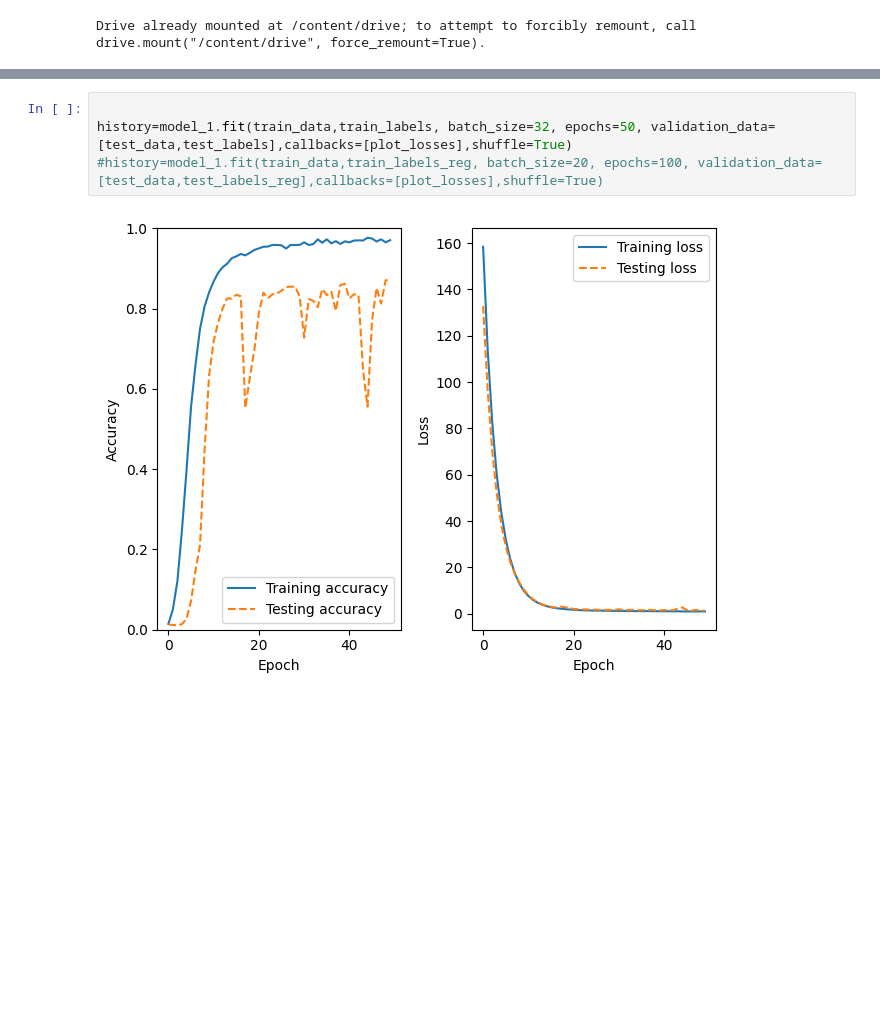
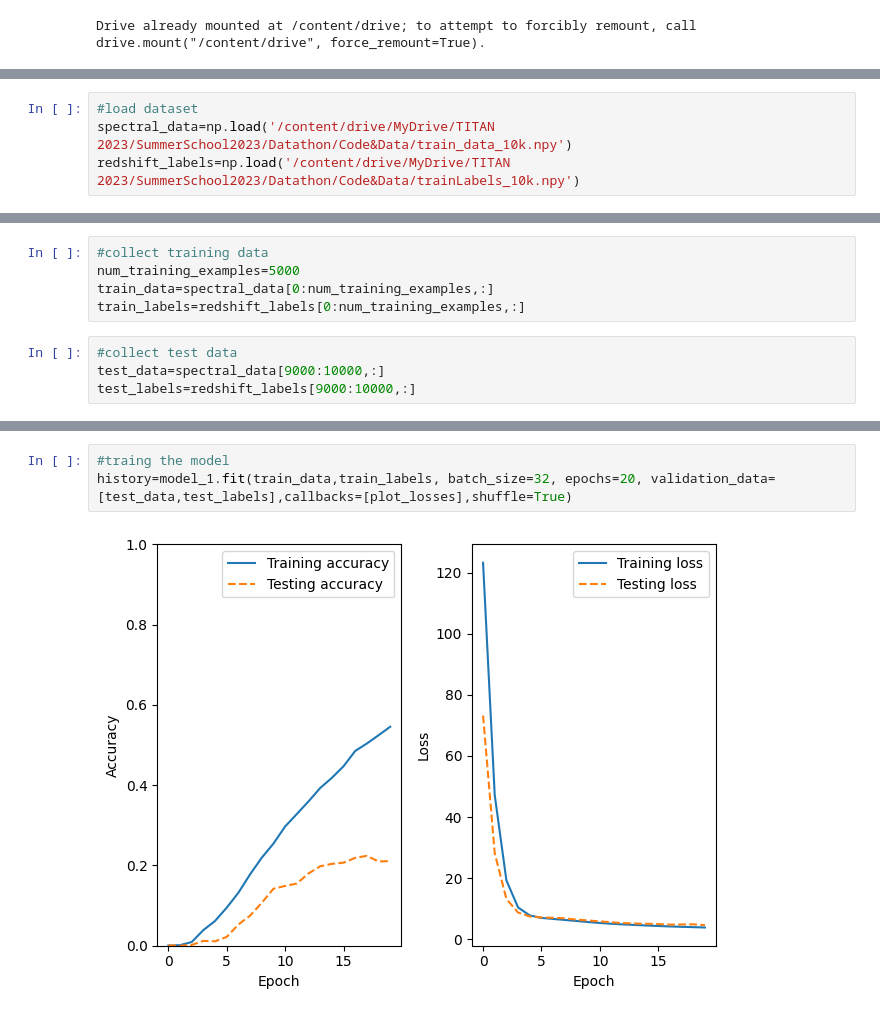
Before and after one commit to gtsagkatakis/ADAX-datathon, a Jupyter notebook: ADAX_datathon_classification.ipynb, the cells around one changed output, grey strips where cells are left out. Drawn from its saved outputs; the diff is of its cells as text; blank space fills up the shorter version.

```diff
--- a/ADAX_datathon_classification.ipynb
+++ b/ADAX_datathon_classification.ipynb
@@ -59,0 +24,4 @@ test_labels=redshift_labels[9000:10000,:]
+# %%
+#load dataset
+spectral_data=np.load('/content/drive/MyDrive/TITAN 2023/SummerSchool2023/Datathon/Code&Data/train_data_10k.npy')
+redshift_labels=np.load('/content/drive/MyDrive/TITAN 2023/SummerSchool2023/Datathon/Code&Data/trainLabels_10k.npy')
@@ -59,0 +31,9 @@ test_labels=redshift_labels[9000:10000,:]
+# %%
+#collect training data
+num_training_examples=5000
+train_data=spectral_data[0:num_training_examples,:]
+train_labels=redshift_labels[0:num_training_examples,:]
+# %%
+#collect test data
+test_data=spectral_data[9000:10000,:]
+test_labels=redshift_labels[9000:10000,:]
@@ -175,7 +164,6 @@ Non-trainable params: 96
 _________________________________________________________________
 # %%
-
-history=model_1.fit(train_data,train_labels, batch_size=32, epochs=50, validation_data=[test_data,test_labels],callbacks=[plot_losses],shuffle=True)
-#history=model_1.fit(train_data,train_labels_reg, batch_size=20, epochs=100, validation_data=[test_data,test_labels_reg],callbacks=[plot_losses],shuffle=True)
+#traing the model
+history=model_1.fit(train_data,train_labels, batch_size=32, epochs=20, validation_data=[test_data,test_labels],callbacks=[plot_losses],shuffle=True)
 # %% [output]
-[figure, old version]
+[figure, new version]
```
Also changed, not shown: parts of 12 cells of this notebook.
